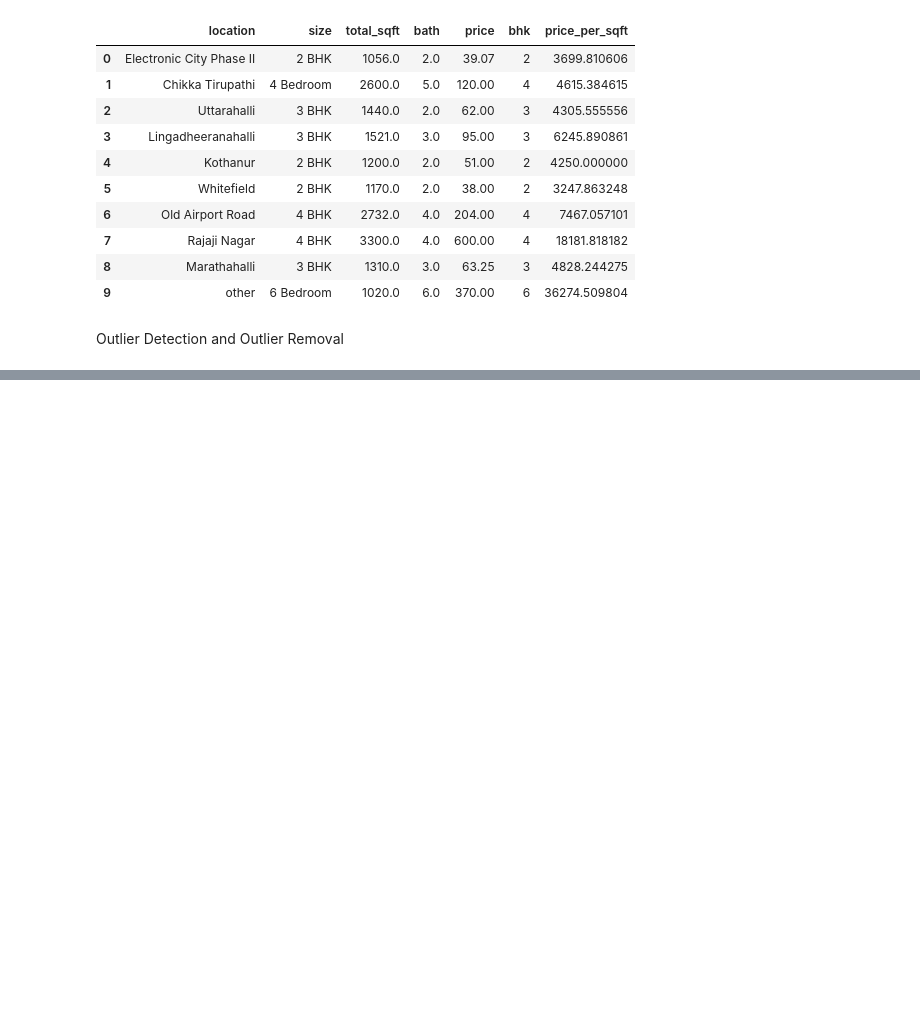
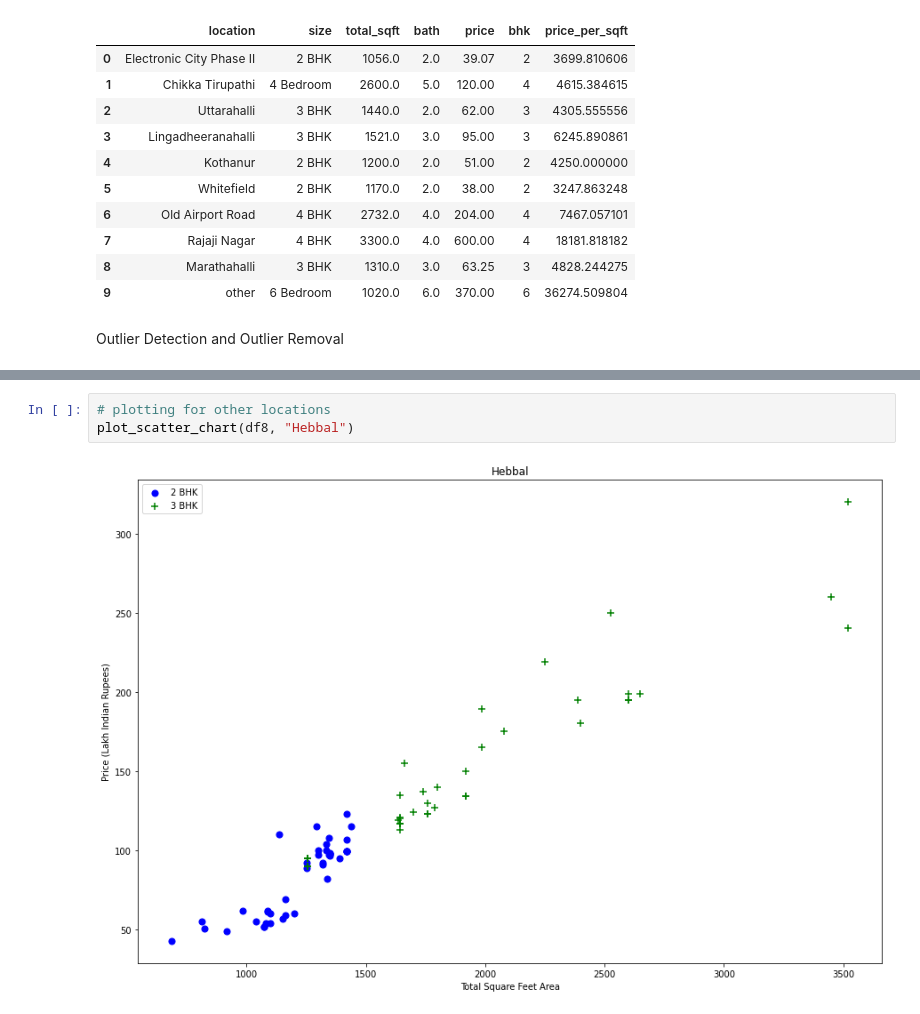
Before and after one commit to AlphonseBrandon/real-estate-price-predictions, a Jupyter notebook: model/model.ipynb, the cells around one changed output, grey strips where cells are left out. Drawn from its saved outputs; the diff is of its cells as text; blank space fills up the shorter version.

```diff
--- a/model/model.ipynb
+++ b/model/model.ipynb
@@ -280,0 +373,5 @@ Outlier Detection and Outlier Removal
+# %%
+# plotting for other locations
+plot_scatter_chart(df8, "Hebbal")
+# %% [output]
+[figure, added]
```
Also changed, not shown: parts of 21 cells of this notebook.
